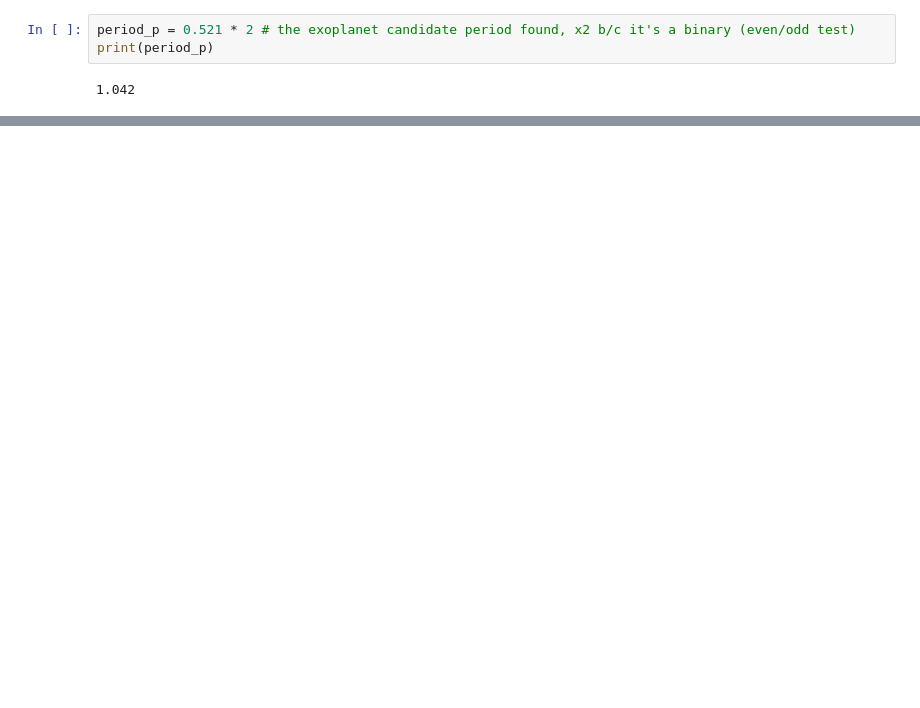
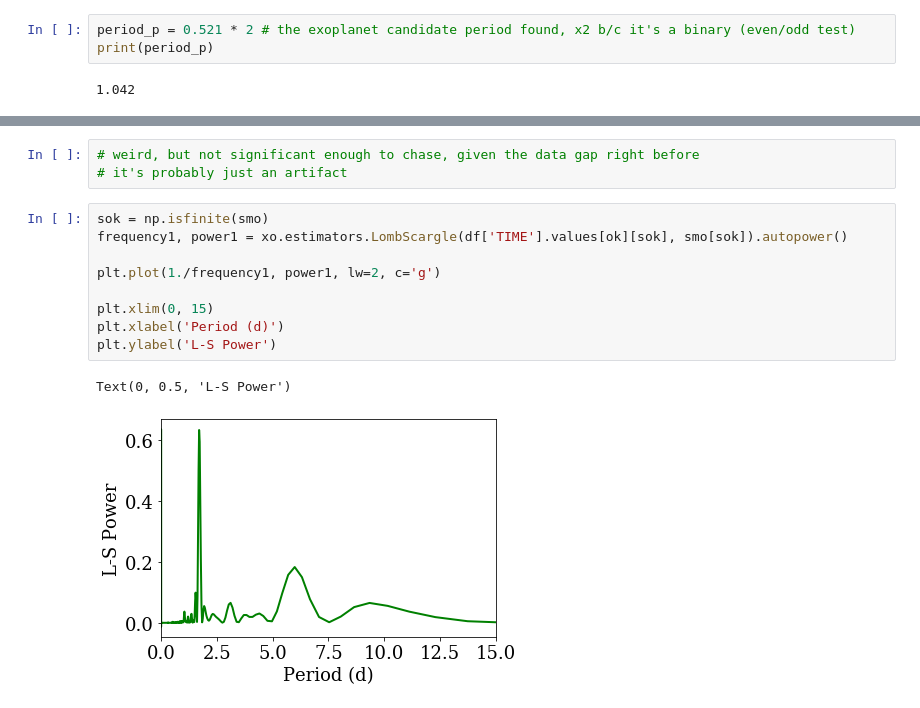
Before and after one commit to jradavenport/QX-Cas, a Jupyter notebook: makeplots.ipynb, the cells around one changed output, grey strips where cells are left out. Saved outputs shown, nothing was run; the diff lists cells and outputs as text; blank space fills up the shorter version.

```diff
--- a/makeplots.ipynb
+++ b/makeplots.ipynb
@@ -71,0 +100,15 @@ plt.savefig('LC.png', dpi=150, bbox_inches='tight', pad_inches=0.25)
+# %%
+# weird, but not significant enough to chase, given the data gap right before
+# it's probably just an artifact
+# %%
+sok = np.isfinite(smo)
+frequency1, power1 = xo.estimators.LombScargle(df['TIME'].values[ok][sok], smo[sok]).autopower()
+
+plt.plot(1./frequency1, power1, lw=2, c='g')
+
+plt.xlim(0, 15)
+plt.xlabel('Period (d)')
+plt.ylabel('L-S Power')
+# %% [output]
+Text(0, 0.5, 'L-S Power')
+[figure, added]
```
Also changed, not shown: parts of 12 cells of this notebook.
